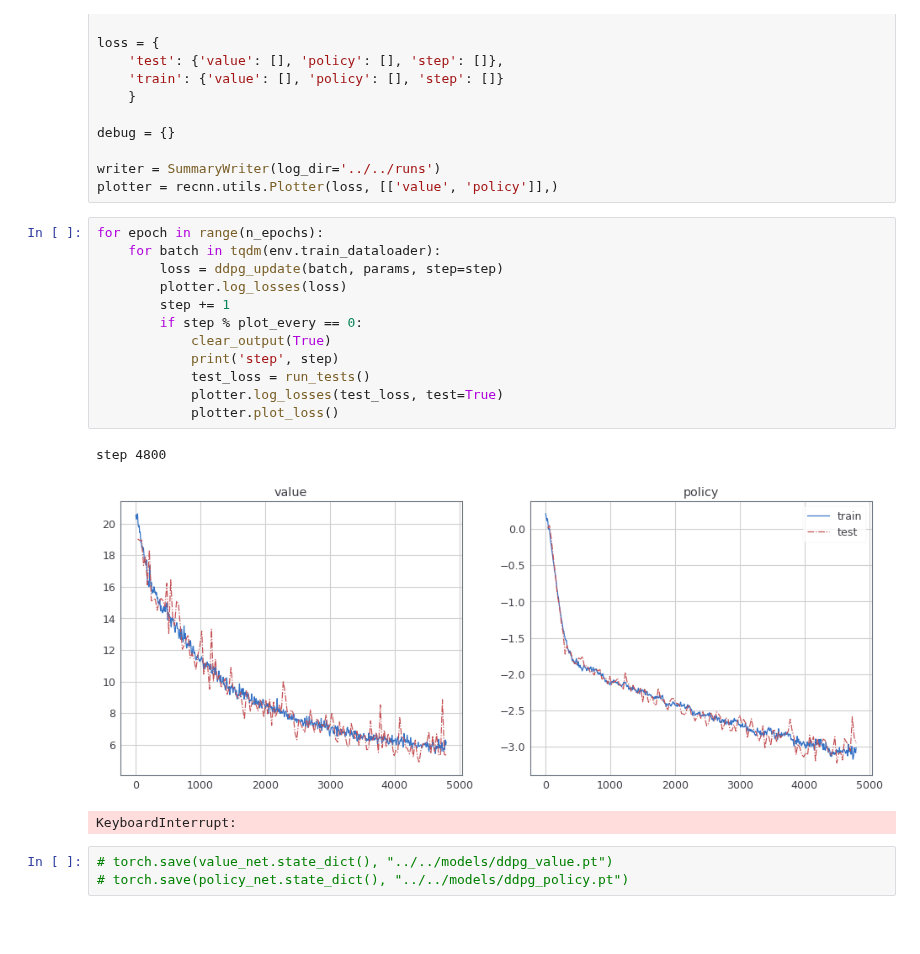
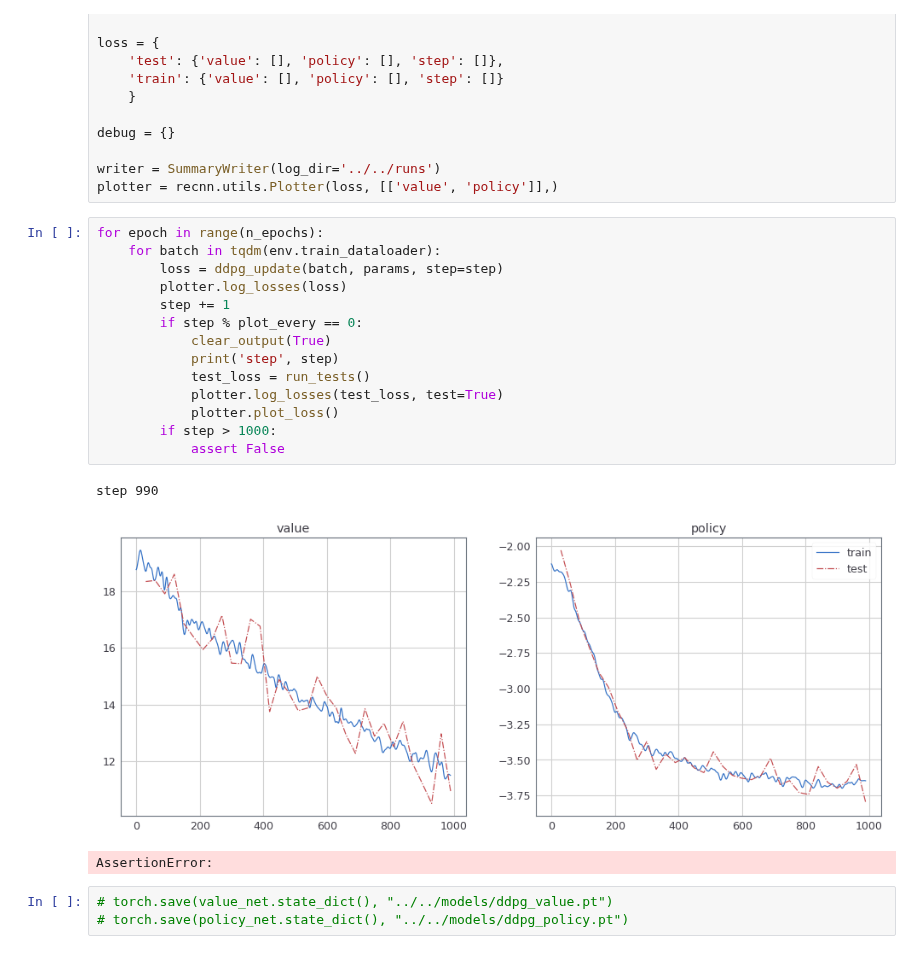
Before and after one commit to awarebayes/RecNN, a Jupyter notebook: examples/1. Vanilla RL/2. DDPG.ipynb, the cells around one changed output. Saved outputs shown, nothing was run; the diff lists cells and outputs as text; blank space fills up the shorter version.

```diff
--- a/examples/1. Vanilla RL/2. DDPG.ipynb
+++ b/examples/1. Vanilla RL/2. DDPG.ipynb
@@ -224,19 +218,21 @@ plotter = recnn.utils.Plotter(loss, [['value', 'policy']],)
 # %%
 for epoch in range(n_epochs):
     for batch in tqdm(env.train_dataloader):
         loss = ddpg_update(batch, params, step=step)
         plotter.log_losses(loss)
         step += 1
         if step % plot_every == 0:
             clear_output(True)
             print('step', step)
             test_loss = run_tests()
             plotter.log_losses(test_loss, test=True)
             plotter.plot_loss()
+        if step > 1000:
+            assert False
 # %% [output]
-step 4800
+step 990
-[figure, old version]
+[figure, new version]
-KeyboardInterrupt:
+AssertionError:
 # %%
 # torch.save(value_net.state_dict(), "../../models/ddpg_value.pt")
 # torch.save(policy_net.state_dict(), "../../models/ddpg_policy.pt")
```
Also changed, not shown: parts of 2 cells of this notebook, 6 other files.
